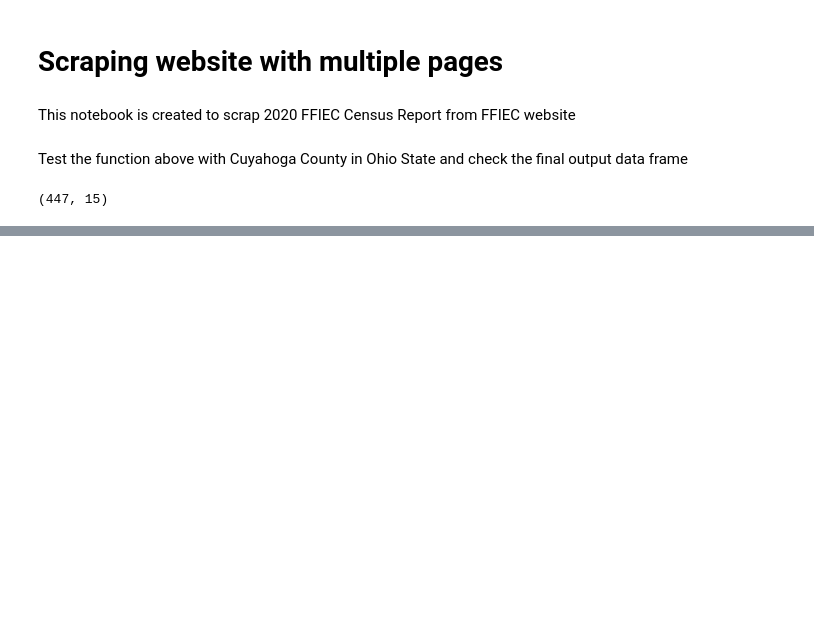
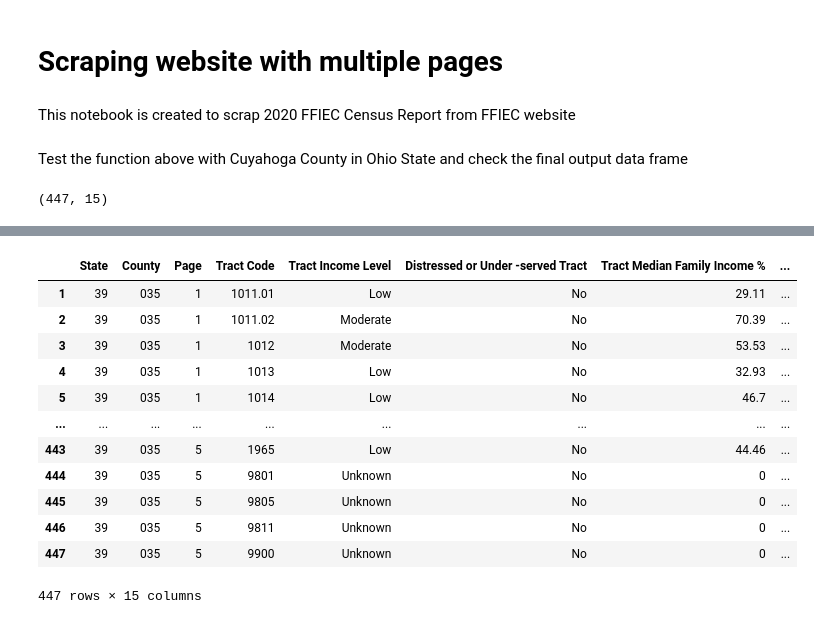
Before and after one commit to emilygyzhang/Analysis-on-census-demographic-reports, a Jupyter notebook: Web Scraping on FFIEC Census Report.ipynb, the cells around one changed output, grey strips where cells are left out. Cells and saved outputs as stored; diff of their text form; code cells hidden in the pictures; blank space fills up the shorter version.

```diff
--- a/Web Scraping on FFIEC Census Report.ipynb
+++ b/Web Scraping on FFIEC Census Report.ipynb
@@ -53,7 +53,12 @@ def parse_and_save(county,state):
             row = [state,county,page] # Initialize a list to store elements in a row
 
             for j in range(0,len(tb[i])): # Loop through each element in a row
-                row.append(tb[i][j].text_content())
+                element = str(tb[i][j].text_content())
+                try:
+                    element = float(element.replace(',','').replace('$',''))
+                except:
+                    pass
+                row.append(element)
 
             df.loc[len(df)] = row
 
@@ -83,0 +109,18 @@ Cuyahoga_Ohio.head()
+# %%
+copy = Cuyahoga_Ohio.copy(deep=True)
+# %%
+copy
+# %% [output]
+|  | State | County | Page | Tract Code | Tract Income Level | Distressed or Under -served Tract | Tract Median Family Income % | ... |
+| 1 | 39 | 035 | 1 | 1011.01 | Low | No | 29.11 | ... |
+| 2 | 39 | 035 | 1 | 1011.02 | Moderate | No | 70.39 | ... |
+| 3 | 39 | 035 | 1 | 1012 | Moderate | No | 53.53 | ... |
+| 4 | 39 | 035 | 1 | 1013 | Low | No | 32.93 | ... |
+| 5 | 39 | 035 | 1 | 1014 | Low | No | 46.7 | ... |
+| ... | ... | ... | ... | ... | ... | ... | ... | ... |
+| 443 | 39 | 035 | 5 | 1965 | Low | No | 44.46 | ... |
+| 444 | 39 | 035 | 5 | 9801 | Unknown | No | 0 | ... |
+| 445 | 39 | 035 | 5 | 9805 | Unknown | No | 0 | ... |
+| 446 | 39 | 035 | 5 | 9811 | Unknown | No | 0 | ... |
+| 447 | 39 | 035 | 5 | 9900 | Unknown | No | 0 | ... |
+447 rows × 15 columns
```
Also changed, not shown: parts of 5 cells of this notebook.
